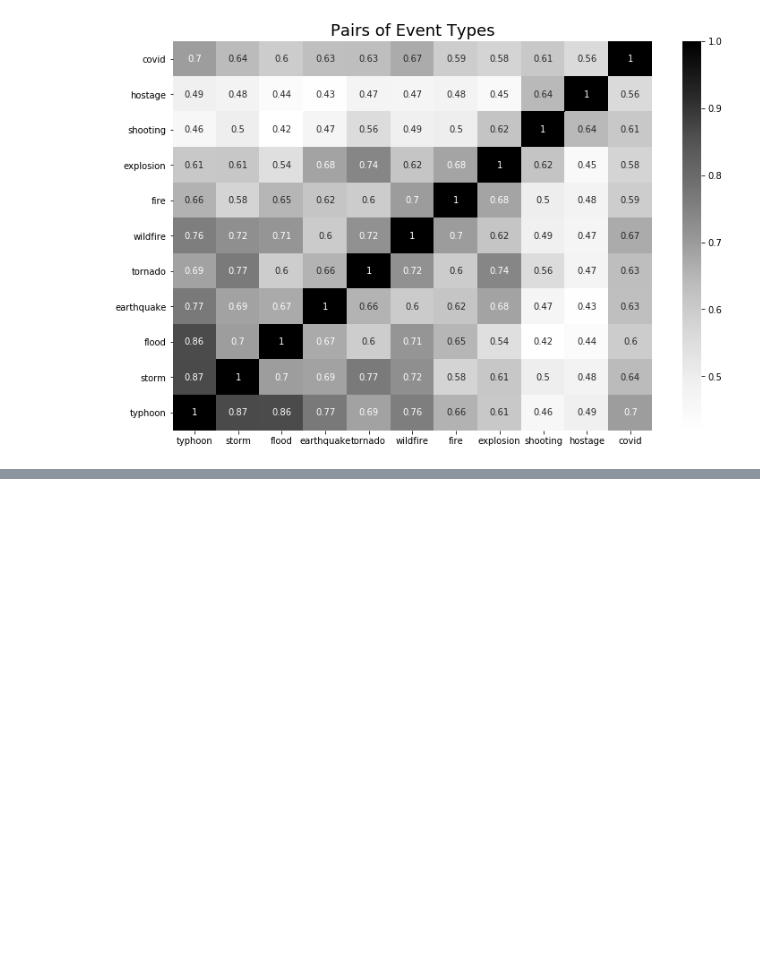
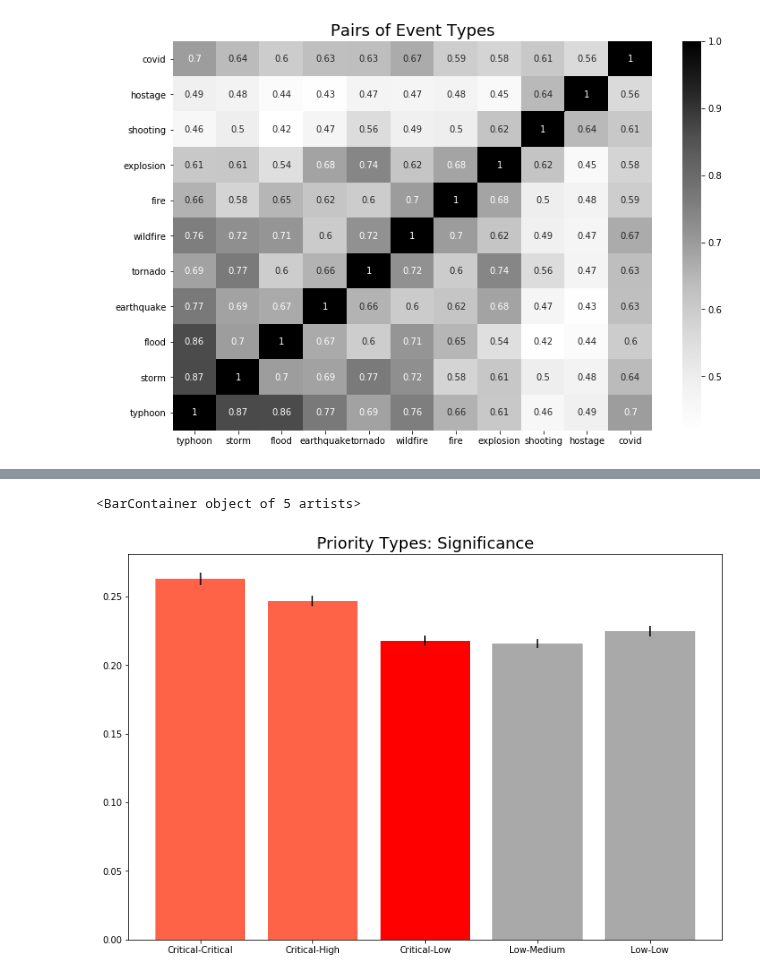
Before and after one commit to acpedersen/REU-2021, a Jupyter notebook: Presentation_visuals.ipynb, the cells around one changed output, grey strips where cells are left out. Cells and saved outputs as stored; diff of their text form; code cells hidden in the pictures; blank space fills up the shorter version.

```diff
--- a/Presentation_visuals.ipynb
+++ b/Presentation_visuals.ipynb
@@ -17,3 +140,3 @@ infile.close()
 # %%
-prioDF['n'] = [5, 11, 12, 13, 10, 3, 2]
+catDF = pd.read_json("Trec_data/catScoreDF.json")
 catDF['n'] = [5, 11, 12, 13, 10, 3, 2]
@@ -205,0 +360,45 @@ plt.show() # ta-da!
+# %%
+cc = []
+cc_dist = critical_dist(Critical, Critical, cc)
+
+ch = []
+ch_dist = critical_dist(Critical, High, ch)
+
+cm = []
+cm_dist = critical_dist(Critical, Med, cm)
+
+cl = []
+cl_dist = critical_dist(Critical, Low, cl)
+
+ll = []
+ll_dist = critical_dist(Low, Low, ll)
+
+lm = []
+lm_dist = critical_dist(Low, Med, lm)
+# %%
+
+plt.figure(figsize=(12, 8))
+ax = plt.axes()
+ax.set_title('Priority Types: Significance', fontsize = 18)
+
+mean0 = np.mean(cc_dist)
+ste0 = np.std(cc_dist) / sqrt(len(cc_dist))
+
+mean = np.mean(ch_dist)
+ste = np.std(ch_dist) / sqrt(len(ch_dist))
+
+mean2 = np.mean(cl_dist)
+ste2 = np.std(cl_dist) / sqrt(len(cl_dist))
+
+mean3 = np.mean(lm_dist)
+ste3 = np.std(lm_dist) / sqrt(len(lm_dist))
+
+mean4 = np.mean(ll_dist)
+ste4 = np.std(ll_dist) / sqrt(len(ll_dist))
+
+plt.bar(['Critical-Critical', 'Critical-High', 'Critical-Low', 'Low-Medium', 'Low-Low'],
+        [mean0, mean, mean2, mean3, mean4], yerr=[ste0, ste, ste2, ste3, ste4], color=['tomato', 'tomato',
+                                                                                'r', 'darkgrey', 'darkgrey'])
+# %% [output]
+<BarContainer object of 5 artists>
+[figure, added]
```
Also changed, not shown: parts of 22 cells of this notebook, 1 other file.
